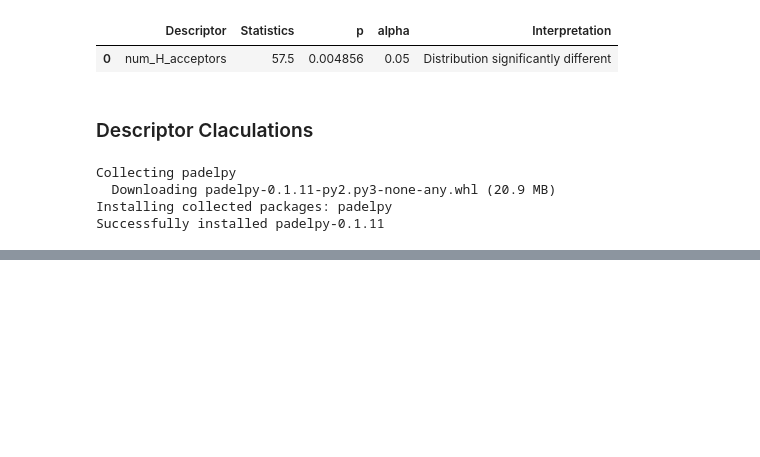
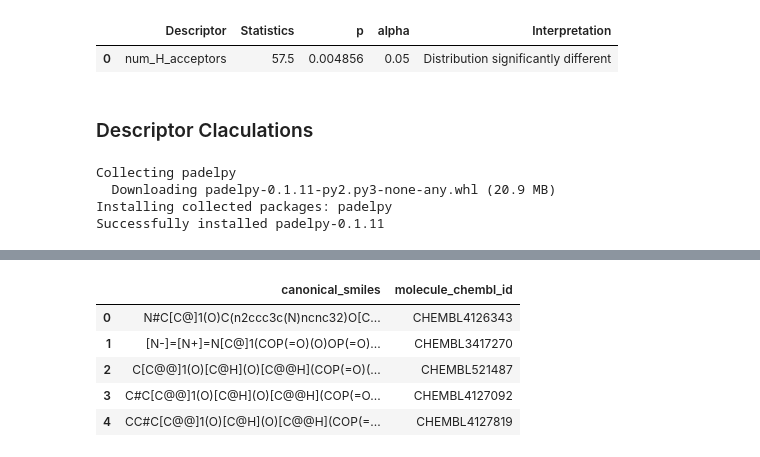
Before and after one commit to galib96/drug-discovery-ml, a Jupyter notebook: Bioinformatics_Drug_Discovery_Using_Machine_Learning.ipynb, the cells around one changed output, grey strips where cells are left out. Cells and saved outputs as stored; diff of their text form; code cells hidden in the pictures; blank space fills up the shorter version.

```diff
--- a/Bioinformatics_Drug_Discovery_Using_Machine_Learning.ipynb
+++ b/Bioinformatics_Drug_Discovery_Using_Machine_Learning.ipynb
@@ -428,3 +428,16 @@ df3.head()
 | 2 | CHEMBL521487 | C[C@@]1(O)[C@H](O)[C@@H](COP(=O)(... | 5000.0 | intermediate | <rdkit.Chem.rdchem.Mol object at ... | 498.167 | ... |
 | 3 | CHEMBL4127092 | C#C[C@@]1(O)[C@H](O)[C@@H](COP(=O... | 1600.0 | intermediate | <rdkit.Chem.rdchem.Mol object at ... | 508.162 | ... |
 | 4 | CHEMBL4127819 | CC#C[C@@]1(O)[C@H](O)[C@@H](COP(=... | 2000.0 | intermediate | <rdkit.Chem.rdchem.Mol object at ... | 522.189 | ... |
+# %%
+selection = ['canonical_smiles', 'molecule_chembl_id']
+df3_selection = df3[selection]
+df3_selection.to_csv('molecule.smi', sep='\t', index = False, header = False)
+
+df3_selection.head()
+# %% [output]
+|  | canonical_smiles | molecule_chembl_id |
+| 0 | N#C[C@]1(O)C(n2ccc3c(N)ncnc32)O[C... | CHEMBL4126343 |
+| 1 | [N-]=[N+]=N[C@]1(COP(=O)(O)OP(=O)... | CHEMBL3417270 |
+| 2 | C[C@@]1(O)[C@H](O)[C@@H](COP(=O)(... | CHEMBL521487 |
+| 3 | C#C[C@@]1(O)[C@H](O)[C@@H](COP(=O... | CHEMBL4127092 |
+| 4 | CC#C[C@@]1(O)[C@H](O)[C@@H](COP(=... | CHEMBL4127819 |
```
Also changed, not shown: parts of 7 cells of this notebook.
